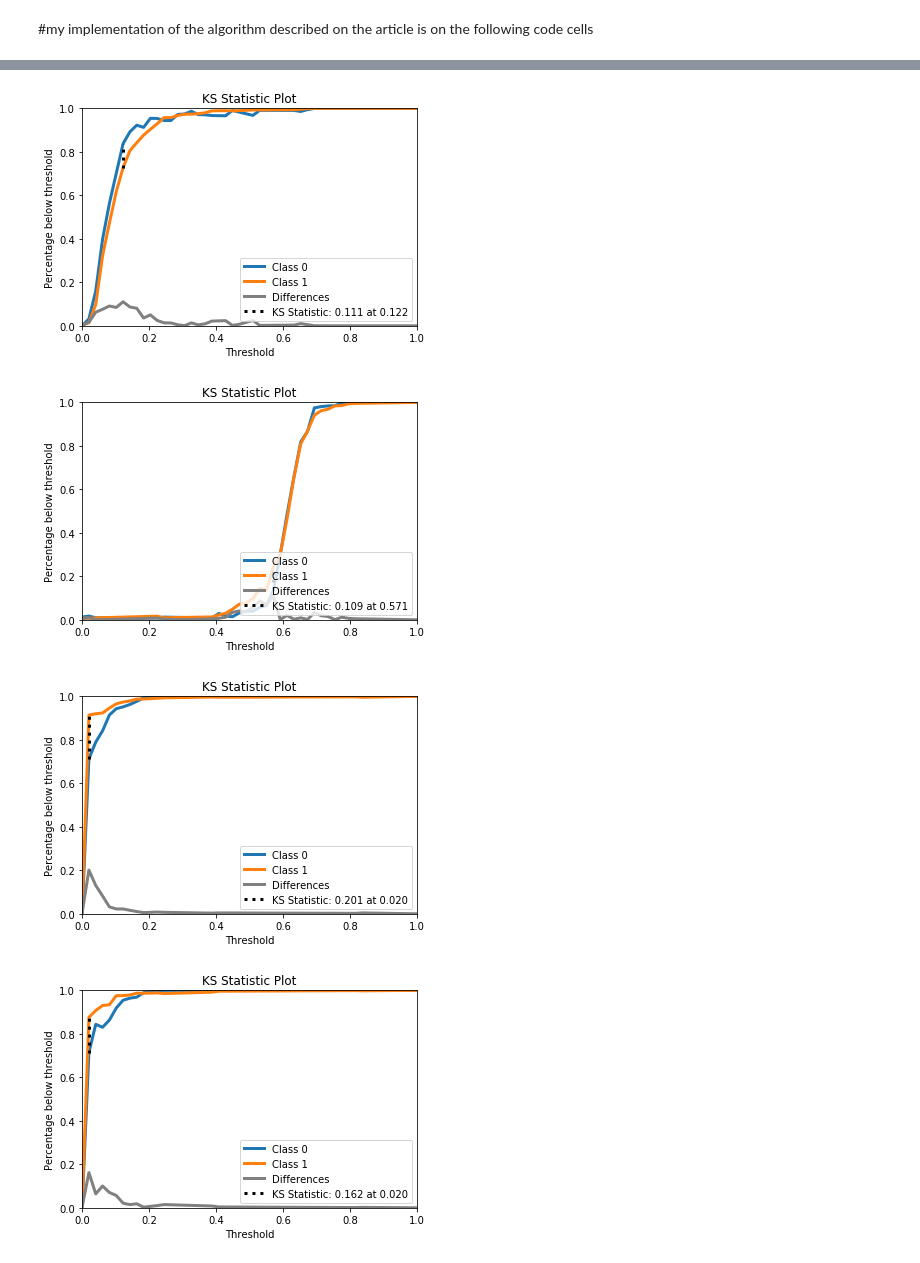
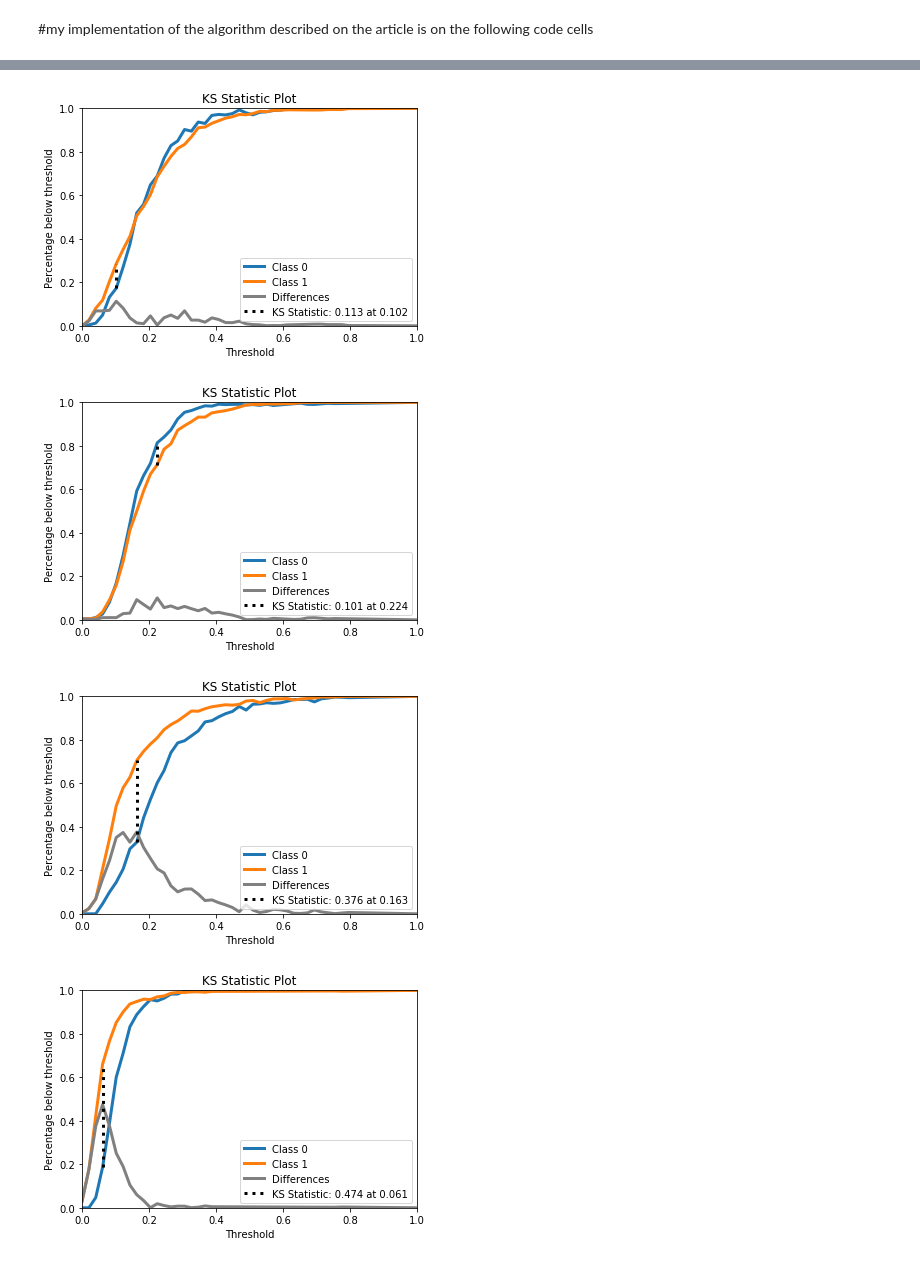
Before and after one commit to LFBJC/KS-Improver, a Jupyter notebook: KS_Improver.ipynb, the cells around one changed output, grey strips where cells are left out. Cells and saved outputs as stored; diff of their text form; code cells hidden in the pictures.

```diff
--- a/KS_Improver.ipynb
+++ b/KS_Improver.ipynb
@@ -17,0 +5,17 @@ Drive already mounted at /content/drive/; to attempt to forcibly remount, call d
+# %%
+!pip install scikit-plot
+import os
+import numpy as np
+import pandas as pd
+from sklearn.preprocessing import MinMaxScaler
+from sklearn.datasets import load_breast_cancer
+from sklearn.feature_selection import SelectKBest
+from sklearn.feature_selection import f_classif
+def worse(X,y):
+  f, p = f_classif(X,y)
+  return ((-1*f),(-1*p))
+X, y = load_breast_cancer(return_X_y=True)
+scaler = MinMaxScaler()
+X = scaler.fit_transform(X)
+X = SelectKBest(score_func=worse,k=10).fit_transform(X, y)
+print(X)
@@ -182,31 +194,20 @@ def plot_ks_statistic(thresholds, pct1, pct2, differences, ks_statistic, \
 #This code calculates the average (smooth) KS
 from statistics import mean
 from random import choices
-from sklearn.preprocessing import MinMaxScaler
 from scipy.interpolate import interp1d
 f_diffs = []
 th_f = []
 n=40#number of bootstraps
-scaler = MinMaxScaler()
-f = train_df.loc[:, train_df.columns.difference(['class','ID'])]
-t = test_df.loc[:, test_df.columns.difference(['ID'])]
-scaler.fit(f.append(t))
-f = scaler.transform(f)
-t = scaler.transform(t)
-train_df.loc[:, train_df.columns.difference(['class','ID'])]=f
-test_df.loc[:, test_df.columns.difference(['ID'])]=t
-for col in train_df.columns:
-  if ((col!='ID')and(col!='class')):
+for col in np.transpose(X):
     #data normalization
-    f=np.array(train_df[col]);
-    t=np.array(test_df[col]);
+    f=np.array(col);
     #calculate ks
     pct1s = []
     pct2s = []
     diffs = []
     th_b = []
     for i in range(n):
-      sample=choices(list(zip(f,train_df['class'])),k=1200)
+      sample=choices(list(zip(f,y)),k=1200)
       y_true = [s[1] for s in sample]
       y_proba = [s[0] for s in sample]
       results = list(binary_ks_curve(y_true,y_proba))
@@ -241,4 +242,4 @@ for col in train_df.columns:
-[figure, old version]
+[figure, new version]
-[figure, old version]
+[figure, new version]
-[figure, old version]
+[figure, new version]
-[figure, old version]
+[figure, new version]
```
Also changed, not shown: parts of 6 cells of this notebook.
